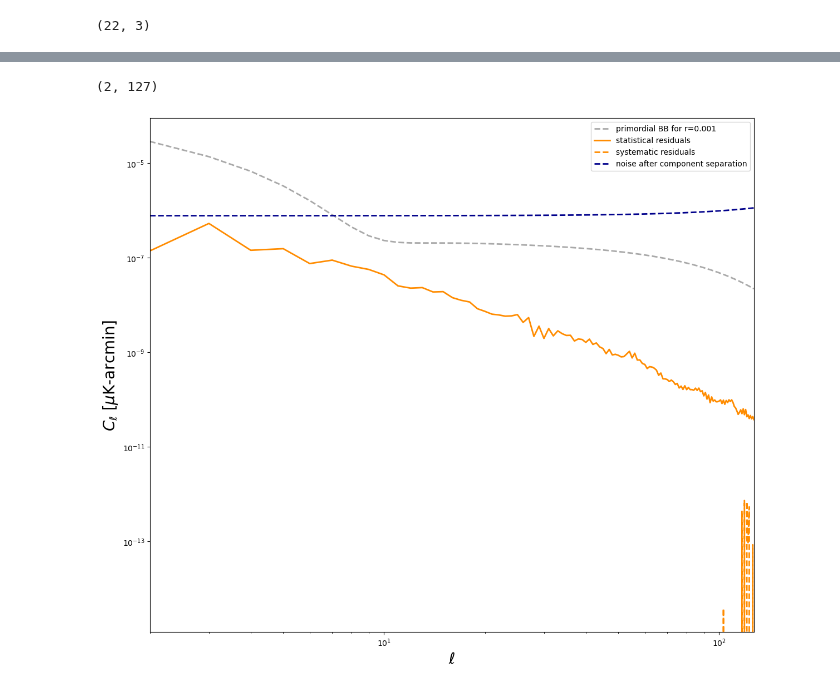
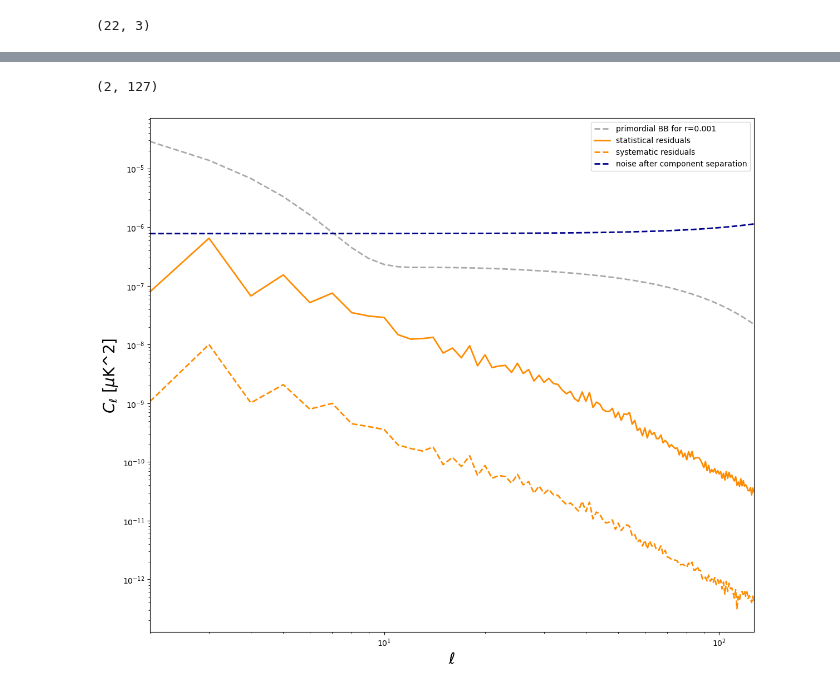
Before and after one commit to AlicePirotta/APC, a Jupyter notebook: residuals_final.ipynb, the cells around one changed output, grey strips where cells are left out. Drawn from its saved outputs; the diff is of its cells as text; code cells hidden in the pictures.

```diff
--- a/residuals_final.ipynb
+++ b/residuals_final.ipynb
@@ -176,7 +264,7 @@ def A_ev(x):
         G_x = _G(x_gain, n_freqs, known_band=0)
         return np.einsum('fe, ...ec -> ...fc', G_x, M_x)
 
-A_maxL = A_ev(result.x)
+A_maxL = A_ev(m.values)
 print(A_maxL.shape)
 # %% [output]
 (22, 3)
@@ -256,6 +341,7 @@ def A_dB_ev(x):
 
     M_x = M_ev(x_sp)
     G_x = _G(x_gain, n_freqs, known_band=0)
+
 
     G_dB_x = _G_dB(x_gain, n_freqs, known_band=0)
     G_dB_M_x = _G_dB_M(G_dB_x, M_x)
@@ -270,7 +356,7 @@ def A_dB_ev(x):
     A_dB= np.concatenate((G_M_dB_x,G_dB_M_x), axis=0)
     return A_dB
 
-A_dB_maxL = A_dB_ev(result.x)
+A_dB_maxL = A_dB_ev(m.values)
 print(A_dB_maxL.shape)
 print(A_dB_maxL)
 # %% [output]
@@ -327,5 +413,5 @@ def A_dB_dB_ev(x):
 
     return A_dB_dB
 
-A_dB_dB_maxL = A_dB_dB_ev(result.x)
+A_dB_dB_maxL = A_dB_dB_ev(m.values)
 # %% [output]
@@ -443,12 +529,13 @@ for f1 in range(n_freqs):
 
 Cl_fgs = Cl_fgs[..., lmin:] / fsky
 # %%
-V_maxL = np.einsum('ij,ij...->...', sigma_params_square, W_dB_dB_maxL)
+
+V_maxL = np.einsum('ij,ij...->...',  m.covariance, W_dB_dB_maxL)
 
 
 # Check dimentions
 assert ((n_freqs,) == W_maxL.shape == W_dB_maxL.shape[1:]== W_dB_dB_maxL.shape[2:] == V_maxL.shape)
-assert (len(result.x) == W_dB_maxL.shape[0] == W_dB_dB_maxL.shape[0] == W_dB_dB_maxL.shape[1])
+assert (len(m.values) == W_dB_maxL.shape[0] == W_dB_dB_maxL.shape[0] == W_dB_dB_maxL.shape[1])
 
 # elementary quantities defined in Stompor, Errard, Poletti (2016)
 Cl_xF = {}
@@ -465,5 +552,7 @@ Cl_noise = _get_Cl_noise(instrument, A_maxL, lmax)[ i_cmb,  i_cmb, lmin:]
 # bias and statistical foregrounds residuals
 noise = Cl_noise
 bias = Cl_xF['yy'] + 2 * Cl_xF['yz']
-stat = np.einsum('ij, lij -> l', sigma_params_square, Cl_xF['YY'])
-var = stat**2 + 2 * np.einsum('li, ij, lj -> l', Cl_xF['Yy'], sigma_params_square, Cl_xF['Yy'])
+stat = np.einsum('ij, lij -> l',  m.covariance, Cl_xF['YY'])
+var = stat**2 + 2 * np.einsum('li, ij, lj -> l', Cl_xF['Yy'],  m.covariance, Cl_xF['Yy'])
+
+print(bias)
@@ -470,30 +577,30 @@ var = stat**2 + 2 * np.einsum('li, ij, lj -> l', Cl_xF['Yy'], sigma_params_squar
 # %%
 lmin= 2
 lmax= 127
 ell = np.arange(lmin, lmax+1)
 
 
 Cl_fid = {}
 Cl_fid['BB'] = _get_Cl_cmb(Alens=0.1, r=0.001)[2][lmin:lmax+1]
 Cl_fid['BuBu'] = _get_Cl_cmb(Alens=0.0, r=1.0)[2][lmin:lmax+1]
 Cl_fid['BlBl'] = _get_Cl_cmb(Alens=1.0, r=0.0)[2][lmin:lmax+1]
 
 
 
 fig = pl.figure( figsize=(14,12), facecolor='w', edgecolor='k' )
 ax = pl.gca()
 left, bottom, width, height = [0.2, 0.2, 0.15, 0.2]
 
 # ax.loglog(ell, Cl_BB_r_001, color='DarkGray', linestyle='-', label='BB tot', linewidth=2.0)
 ax.loglog(ell, Cl_BB_r_001 , color='DarkGray', linestyle='--', label='primordial BB for r='+str(0.001), linewidth=2.0)
 ax.loglog(ell, stat, 'DarkOrange', label='statistical residuals', linewidth=2.0)
 ax.loglog(ell, bias, 'DarkOrange', linestyle='--', label='systematic residuals', linewidth=2.0)
 ax.loglog(ell, noise, 'DarkBlue', linestyle='--', label='noise after component separation', linewidth=2.0)
 # ax.loglog(ell, Cl_BB_residual, 'DarkGreen', linestyle='--', label='residual', linewidth=1.0)
 ax.legend()
 ax.set_xlabel('$\ell$', fontsize=20)
-ax.set_ylabel('$C_\ell$ [$\mu$K-arcmin]', fontsize=20)
+ax.set_ylabel('$C_\ell$ [$\mu$K^2]', fontsize=20)
 ax.set_xlim(lmin,lmax)
 # %% [output]
 (2, 127)
-[figure, old version]
+[figure, new version]
```
Also changed, not shown: parts of 23 cells of this notebook.
